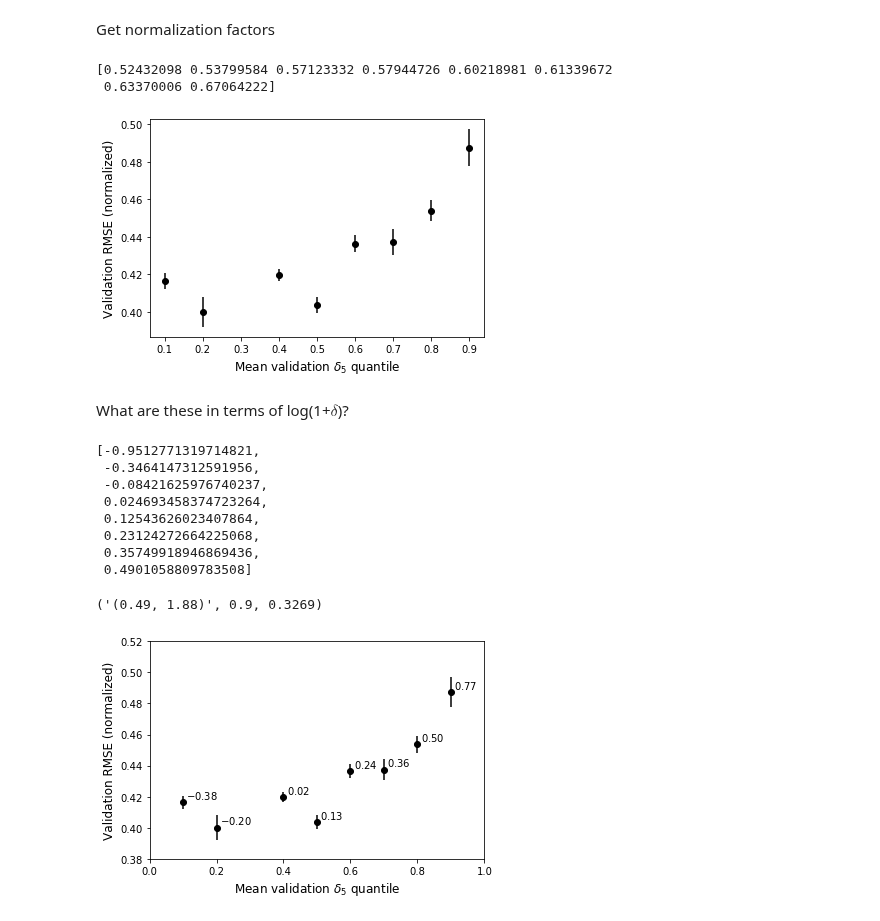
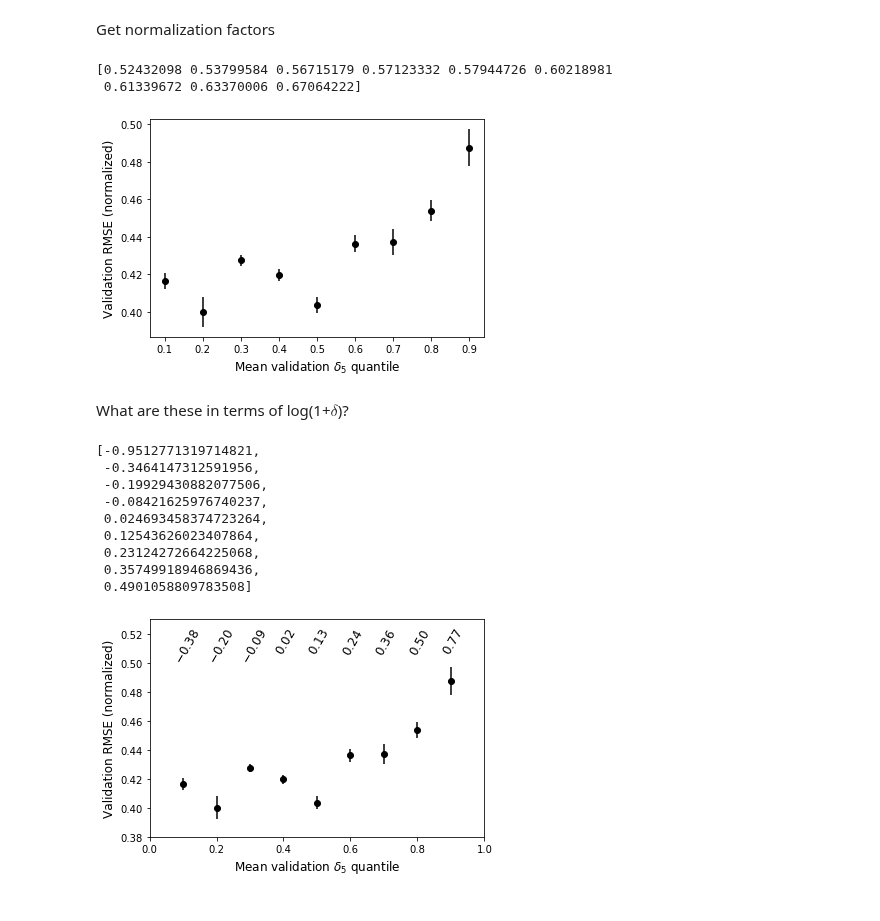
Before and after one commit to jwuphysics/HI-convnets, a Jupyter notebook: notebook/Environment results.ipynb, the cells around one changed output. Cells and saved outputs as stored; diff of their text form; code cells hidden in the pictures.

```diff
--- a/notebook/Environment results.ipynb
+++ b/notebook/Environment results.ipynb
@@ -53,7 +49,7 @@ logd5_mins  = []
 logd5_means = []
 logd5_maxes = []
 
-for q1 in [0, 0.1, 0.3, 0.4, 0.5, 0.6, 0.7, 0.8]:
+for q1 in [0, 0.1, 0.2, 0.3, 0.4, 0.5, 0.6, 0.7, 0.8]:
     q2 = q1+0.2
 
     q_range = (a40.delta_5 >= a40.delta_5.quantile(q1)) & (a40.delta_5 < a40.delta_5.quantile(q2))
@@ -68,8 +64,8 @@ for q1 in [0, 0.1, 0.3, 0.4, 0.5, 0.6, 0.7, 0.8]:
 norm_factors = np.array(norm_factors)
 print(norm_factors)
 # %% [output]
-[0.52432098 0.53799584 0.57123332 0.57944726 0.60218981 0.61339672
- 0.63370006 0.67064222]
+[0.52432098 0.53799584 0.56715179 0.57123332 0.57944726 0.60218981
+ 0.61339672 0.63370006 0.67064222]
 # %%
 plt.errorbar(env_results[:,0],
              env_results[:,1] / norm_factors,
@@ -82,7 +78,7 @@ plt.xlabel(r'Mean validation $\delta_5$ quantile', fontsize=12)
 
 plt.savefig(f'{PATH}/results/figures/environment-trends.png')
 # %% [output]
-[figure, old version]
+[figure, new version]
 # %% [markdown]
 What are these in terms of log(1+$\delta$)?
 # %%
@@ -90,38 +86,37 @@ logd5_mins
 # %% [output]
 [-0.9512771319714821,
  -0.3464147312591956,
+ -0.19929430882077506,
  -0.08421625976740237,
  0.024693458374723264,
  0.12543626023407864,
  0.23124272664225068,
  0.35749918946869436,
  0.4901058809783508]
-# %%
-d5_range, env_results[i,0], env_results[i,1]
-# %% [output]
-('(0.49, 1.88)', 0.9, 0.3269)
 # %%
 plt.errorbar(env_results[:,0],
              env_results[:,1] / norm_factors,
              env_results[:,2] / norm_factors,
              c='k', marker='o', ls='none'
             )
 plt.ylabel('Validation RMSE (normalized)', fontsize=12)
 plt.xlabel(r'Mean validation $\delta_5$ quantile', fontsize=12)
 
 
 for i in range(len(env_results)):
     d5_range = f'({logd5_mins[i]:.2f}, {logd5_maxes[i]:.2f})'
     d5_mean = f'${logd5_means[i]:.2f}$'
-    plt.text(x=env_results[i,0]+0.01,
-             y=env_results[i,1] / norm_factors[i]+2e-3,
+    plt.text(x=env_results[i,0] - 0.03,
+             y=0.525, # env_results[i,1] / norm_factors[i]+2e-3,
              s=d5_mean, #d5_range,
-             rotation=0
+             rotation=60,
+             va='top',
+             fontsize=12
             )
 
-plt.ylim(0.38, 0.52)
+plt.ylim(0.38, 0.53)
 plt.xlim(0.0, 1.0);
 
 plt.savefig(f'{PATH}/results/figures/environment-trends.png')
 # %% [output]
-[figure, old version]
+[figure, new version]
```
Also changed, not shown: parts of 2 cells of this notebook.
